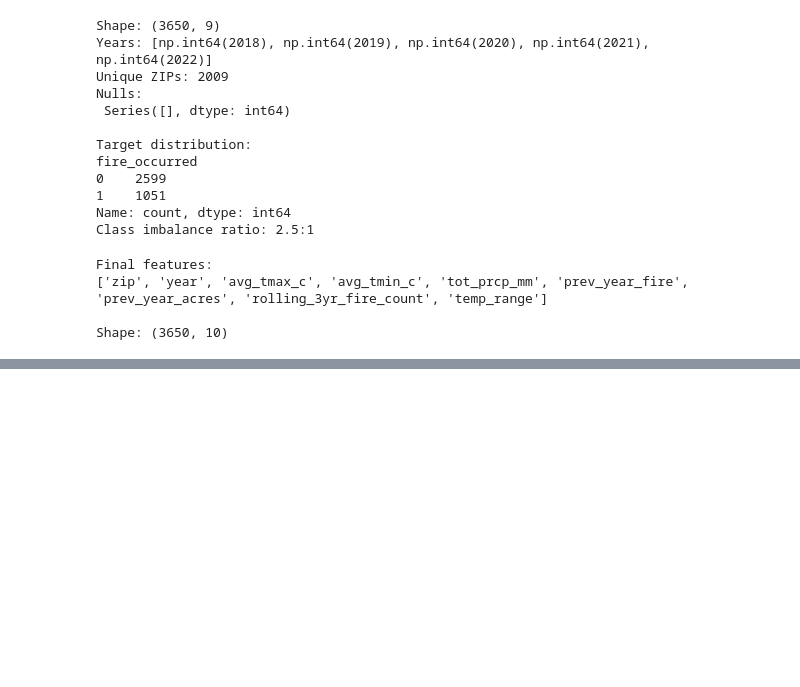
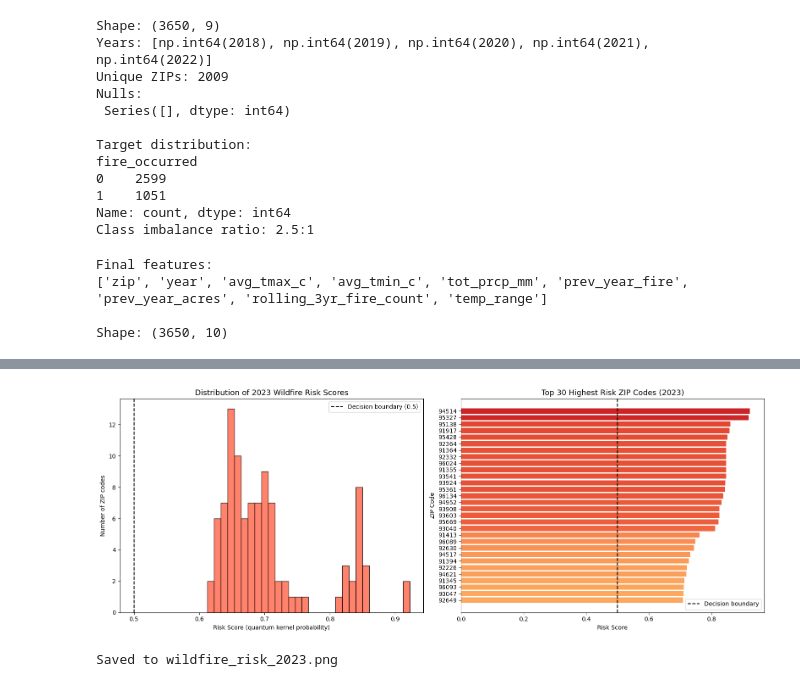
Before and after one commit to Yuuklo/deloitte-quantum-sustainability-challenge, a Jupyter notebook: notebooks/modeling.ipynb, the cells around one changed output, grey strips where cells are left out. Saved outputs shown, nothing was run; the diff lists cells and outputs as text; code cells hidden in the pictures; blank space fills up the shorter version.

Commit message:
Modeling 2023 Prediction Complete + Test Report Generated

```diff
--- a/notebooks/modeling.ipynb
+++ b/notebooks/modeling.ipynb
@@ -61,6 +62,7 @@ Name: count, dtype: int64
 Class imbalance ratio: 2.5:1
 # %%
 df["temp_range"] = df["avg_tmax_c"] - df["avg_tmin_c"]  # daily temperature swing
+test_2023["temp_range"] = test_2023["avg_tmax_c"] - test_2023["avg_tmin_c"]
 
 print("Final features:")
 print(df.drop(columns=["fire_occurred"]).columns.tolist())
@@ -136,10 +141,10 @@ Feature range after scaling:
 
 NUM_QUBITS = 6  # matches TOP_N above
 
-feature_map = ZZFeatureMap(
-    feature_dimension=6,
-    reps=2,
-    entanglement="linear"
+feature_map = zz_feature_map(
+    feature_dimension = 6,
+    reps = 2,
+    entanglement = "linear"
 )
 
 print(f"Number of qubits : {feature_map.num_qubits}")
@@ -173,8 +178,8 @@ q_5: ┤ H ├┤ P(2*x[5]) ├────────────────
 # %%
 # A sampler is just the backend that actually runs the quantum circuit. it's just like how we have to select a kernel
 # to run Python.
-sampler = BraketSampler(backend=backend)
-fidelity = ComputeUncompute(sampler = sampler)
+sampler  = Sampler()
+fidelity = ComputeUncompute(sampler=sampler)
 
 quantum_kernel = FidelityQuantumKernel(
     feature_map = feature_map,
@@ -183,18 +188,16 @@ quantum_kernel = FidelityQuantumKernel(
 
 # SVC stands for Support Vector Classifier. It's a classic ML model which essentially looks at our data and finds the best boundary line
 # or (divider) that separates the two classes that we're checking for (in our case, wildfire or no wildfire)
-
 model = SVC(
     kernel = 'rbf',
-    #kernel = quantum_kernel.evaluate,
-    probability = False, # By making this true, we make the model output a probability score instead of just yes/no
+    probability = False,  # By making this true, we make the model output a probability score instead of just yes/no
     class_weight = 'balanced',
     random_state = 42
 )
 
 quantum_model = SVC(
     kernel = quantum_kernel.evaluate,
-    probability = True, # By making this true, we make the model output a probability score instead of just yes/no
+    probability = True,   # By making this true, we make the model output a probability score instead of just yes/no
     class_weight = 'balanced',
     random_state = 42
 )
@@ -251,0 +311,32 @@ print(conf_matrix)
+# %%
+# Sort ZIPs by risk score for visualization
+results_sorted = results_2023.sort_values("risk_score", ascending=False).reset_index(drop=True)
+
+fig, axes = plt.subplots(1, 2, figsize=(16, 6))
+
+# Plot 1 — Risk score distribution
+axes[0].hist(results_2023["risk_score"], bins=30, color="tomato", edgecolor="black", alpha=0.8)
+axes[0].axvline(x=0.5, color="black", linestyle="--", label="Decision boundary (0.5)")
+axes[0].set_title("Distribution of 2023 Wildfire Risk Scores", fontsize=13)
+axes[0].set_xlabel("Risk Score (quantum kernel probability)")
+axes[0].set_ylabel("Number of ZIP codes")
+axes[0].legend()
+
+# Plot 2 — Top 30 highest risk ZIPs
+top30 = results_sorted.head(30)
+colors = cm.RdYlGn_r(top30["risk_score"].values)
+bars = axes[1].barh(top30["zip"].astype(str), top30["risk_score"], color=colors)
+axes[1].axvline(x=0.5, color="black", linestyle="--", label="Decision boundary")
+axes[1].set_title("Top 30 Highest Risk ZIP Codes (2023)", fontsize=13)
+axes[1].set_xlabel("Risk Score")
+axes[1].set_ylabel("ZIP Code")
+axes[1].invert_yaxis()
+axes[1].legend()
+
+plt.tight_layout()
+plt.savefig("wildfire_risk_2023.png", dpi=150, bbox_inches="tight")
+plt.show()
+print("Saved to wildfire_risk_2023.png")
+# %% [output]
+[figure, added]
+Saved to wildfire_risk_2023.png
```
Also changed, not shown: parts of 10 cells of this notebook, 1 other file.
